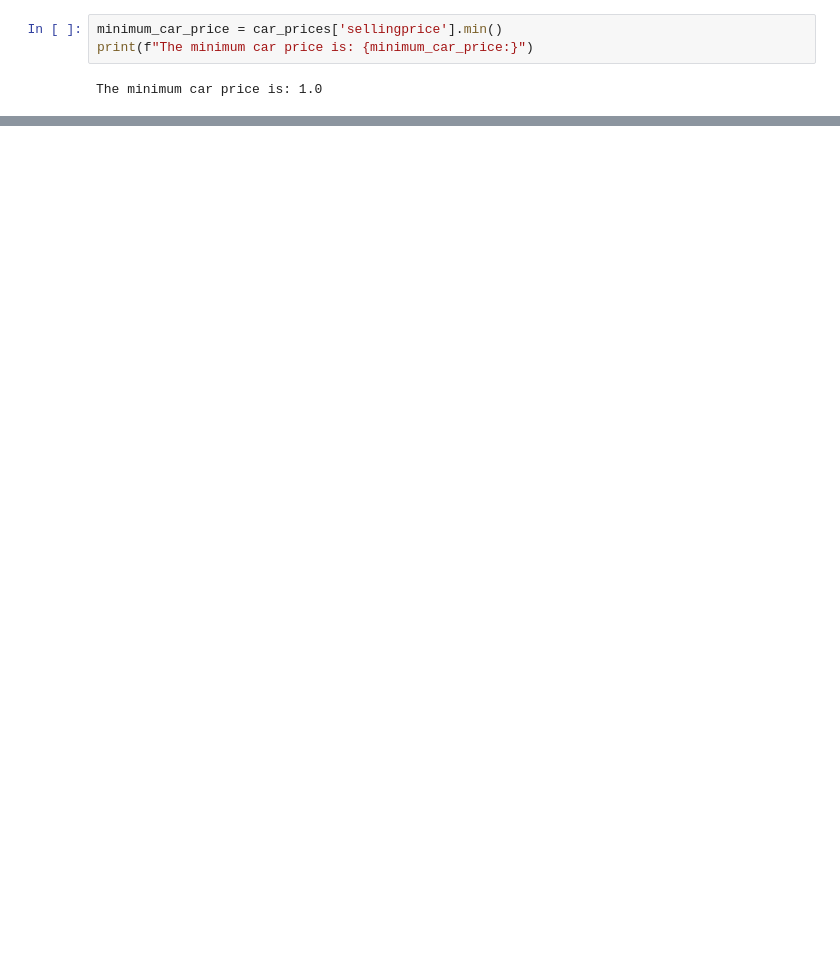
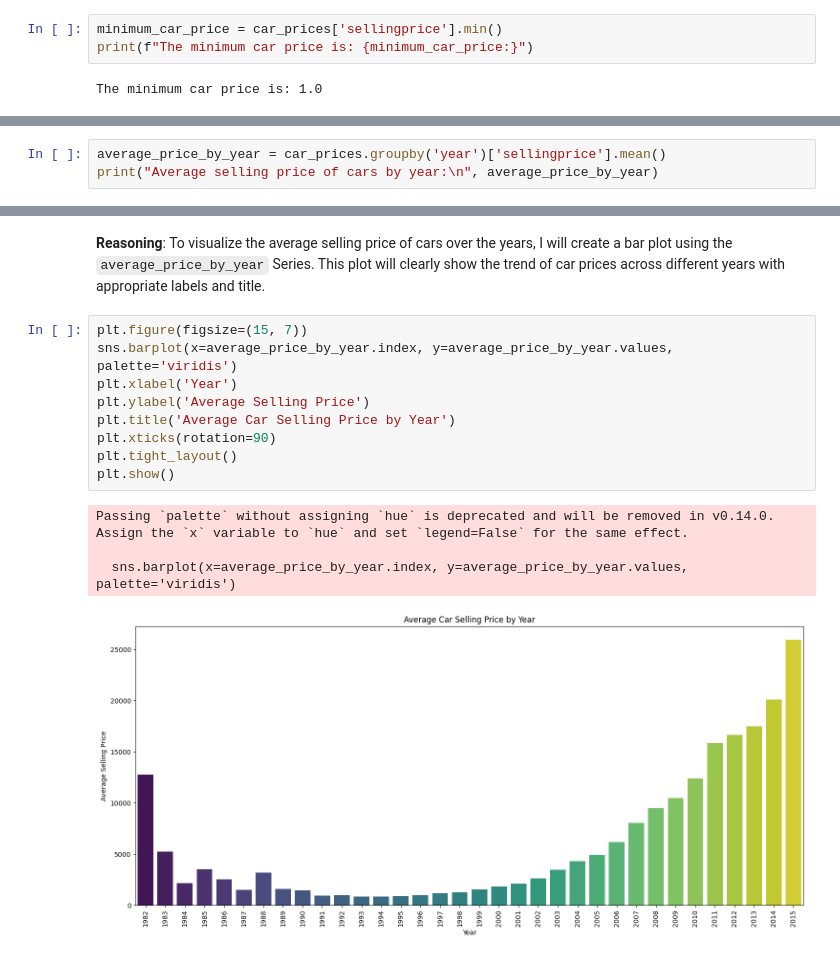
Before and after one commit to ashwinim2050/HeroVired-Assignment, a Jupyter notebook: Assignment.ipynb, the cells around one changed output, grey strips where cells are left out. Cells and saved outputs as stored; diff of their text form; blank space fills up the shorter version.

```diff
--- a/Assignment.ipynb
+++ b/Assignment.ipynb
@@ -249,0 +349,3 @@ Number of cars with condition: 475
+# %%
+average_price_by_year = car_prices.groupby('year')['sellingprice'].mean()
+print("Average selling price of cars by year:\n", average_price_by_year)
@@ -249,0 +375,17 @@ Number of cars with condition: 475
+# %% [markdown]
+**Reasoning**:
+To visualize the average selling price of cars over the years, I will create a bar plot using the `average_price_by_year` Series. This plot will clearly show the trend of car prices across different years with appropriate labels and title.
+# %%
+plt.figure(figsize=(15, 7))
+sns.barplot(x=average_price_by_year.index, y=average_price_by_year.values, palette='viridis')
+plt.xlabel('Year')
+plt.ylabel('Average Selling Price')
+plt.title('Average Car Selling Price by Year')
+plt.xticks(rotation=90)
+plt.tight_layout()
+plt.show()
+# %% [output]
+Passing `palette` without assigning `hue` is deprecated and will be removed in v0.14.0. Assign the `x` variable to `hue` and set `legend=False` for the same effect.
+
+  sns.barplot(x=average_price_by_year.index, y=average_price_by_year.values, palette='viridis')
+[figure, added]
```
Also changed, not shown: parts of 32 cells of this notebook.
